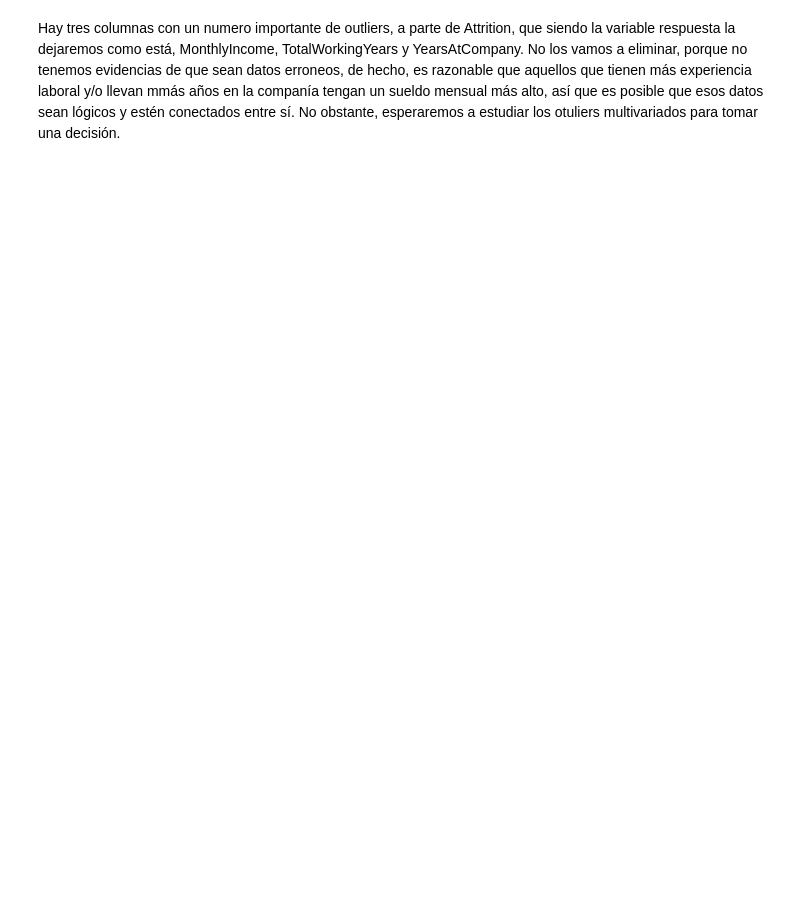
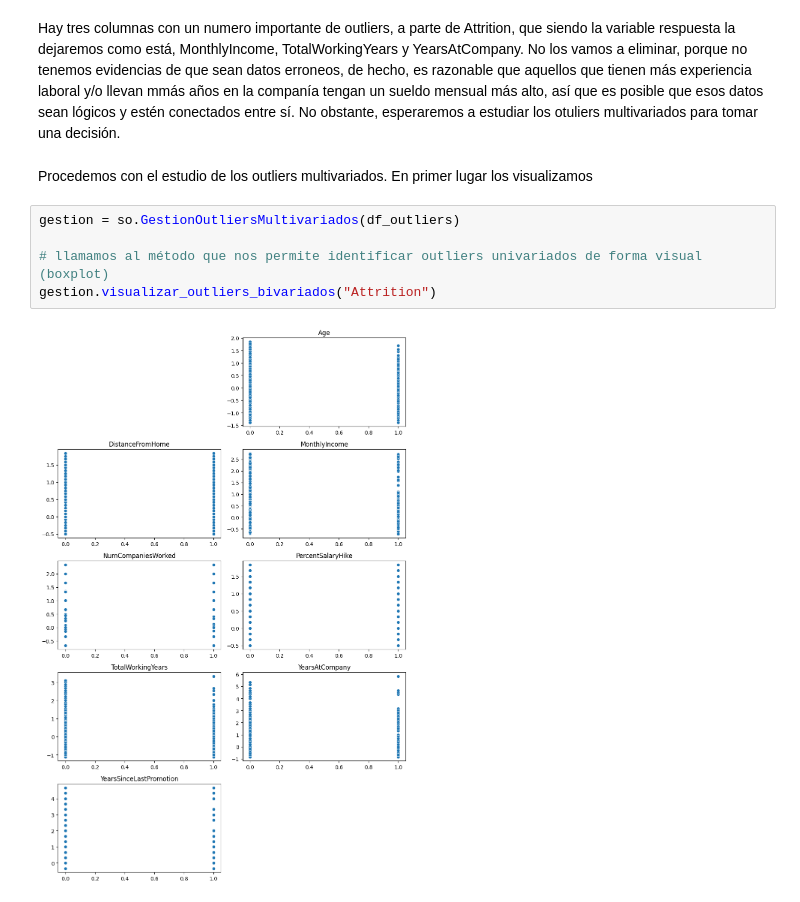
Before and after one commit to Rcm89/Proyecto8-Clasificacion, a Jupyter notebook: notebooks/4-gesition-de-outliers.ipynb, the cells around one changed output. Drawn from its saved outputs; the diff is of its cells as text; blank space fills up the shorter version.

```diff
--- a/notebooks/4-gesition-de-outliers.ipynb
+++ b/notebooks/4-gesition-de-outliers.ipynb
@@ -110,3 +118,12 @@ so.describe_outliers(df_outliers)
 | 5 | PercentSalaryHike | 0 | -1.833333 | 2.166667 | 0.00 |
 # %% [markdown]
 Hay tres columnas con un numero importante de outliers, a parte de Attrition, que siendo la variable respuesta la dejaremos como está, MonthlyIncome, TotalWorkingYears y YearsAtCompany. No los vamos a eliminar, porque no tenemos evidencias de que sean datos erroneos, de hecho, es razonable que aquellos que tienen más experiencia laboral y/o llevan mmás años en la companía tengan un sueldo mensual más alto, así que es posible que esos datos sean lógicos y estén conectados entre sí. No obstante, esperaremos a estudiar los otuliers multivariados para tomar una decisión.
+# %% [markdown]
+Procedemos con el estudio de los outliers multivariados. En primer lugar los visualizamos
+# %%
+gestion = so.GestionOutliersMultivariados(df_outliers)
+
+# llamamos al método que nos permite identificar outliers univariados de forma visual (boxplot)
+gestion.visualizar_outliers_bivariados("Attrition")
+# %% [output]
+[figure, added]
```
Also changed, not shown: parts of 23 cells of this notebook.
